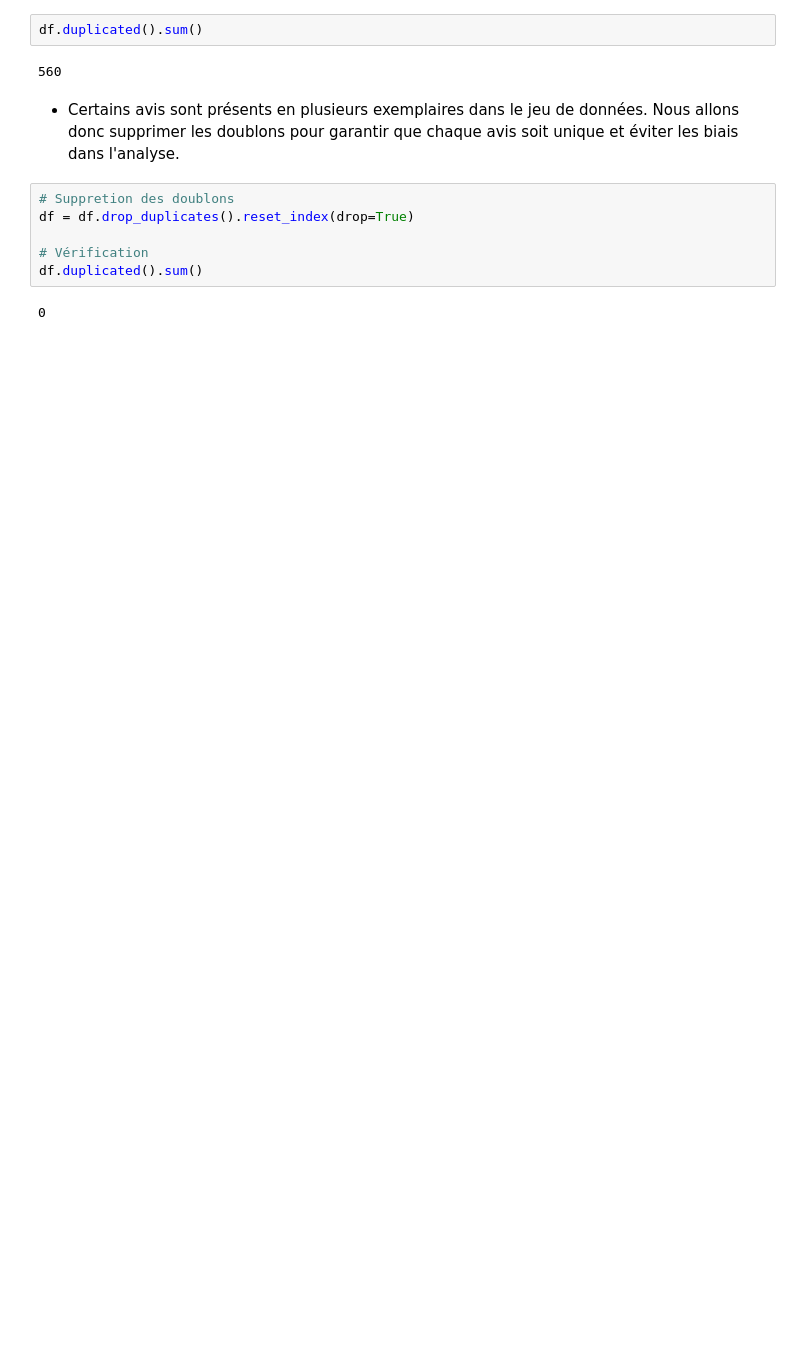
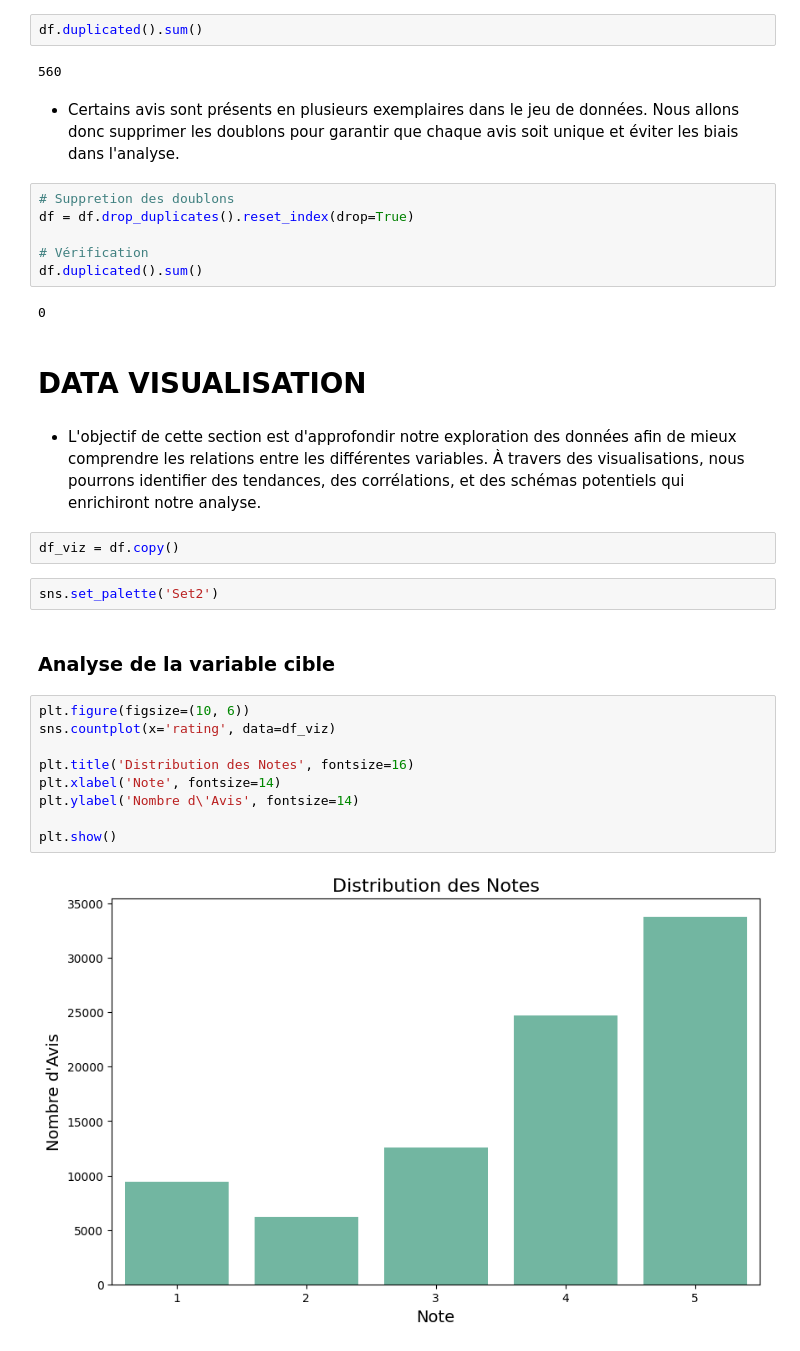
Before and after one commit to KylianSts/UGC_project, a Jupyter notebook: Exploration_visualisation.ipynb, the cells around one changed output. Cells and saved outputs as stored; diff of their text form; blank space fills up the shorter version.

Commit message:
Data visualisation

```diff
--- a/Exploration_visualisation.ipynb
+++ b/Exploration_visualisation.ipynb
@@ -102,3 +102,24 @@ df = df.drop_duplicates().reset_index(drop=True)
 df.duplicated().sum()
 # %% [output]
 0
+# %% [markdown]
+# DATA VISUALISATION
+# %% [markdown]
+* L'objectif de cette section est d'approfondir notre exploration des données afin de mieux comprendre les relations entre les différentes variables. À travers des visualisations, nous pourrons identifier des tendances, des corrélations, et des schémas potentiels qui enrichiront notre analyse.
+# %%
+df_viz = df.copy()
+# %%
+sns.set_palette('Set2')
+# %% [markdown]
+### Analyse de la variable cible
+# %%
+plt.figure(figsize=(10, 6))
+sns.countplot(x='rating', data=df_viz)
+
+plt.title('Distribution des Notes', fontsize=16)
+plt.xlabel('Note', fontsize=14)
+plt.ylabel('Nombre d\'Avis', fontsize=14)
+
+plt.show()
+# %% [output]
+[figure, added]
```
Also changed, not shown: parts of 22 cells of this notebook.
